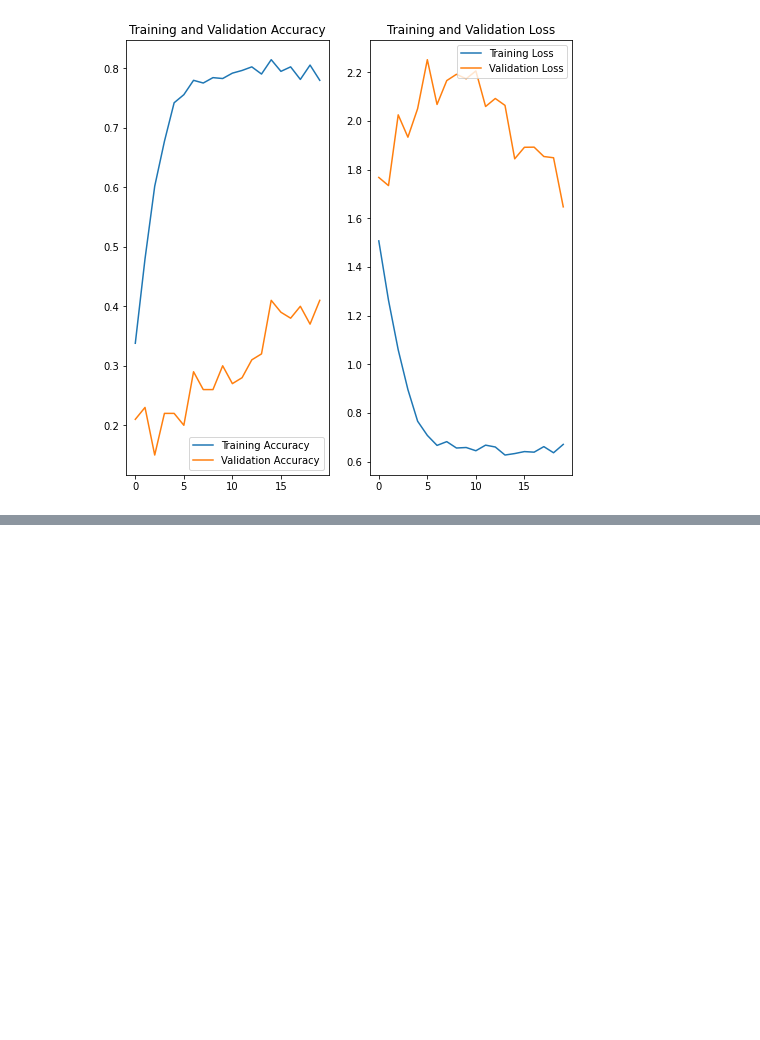
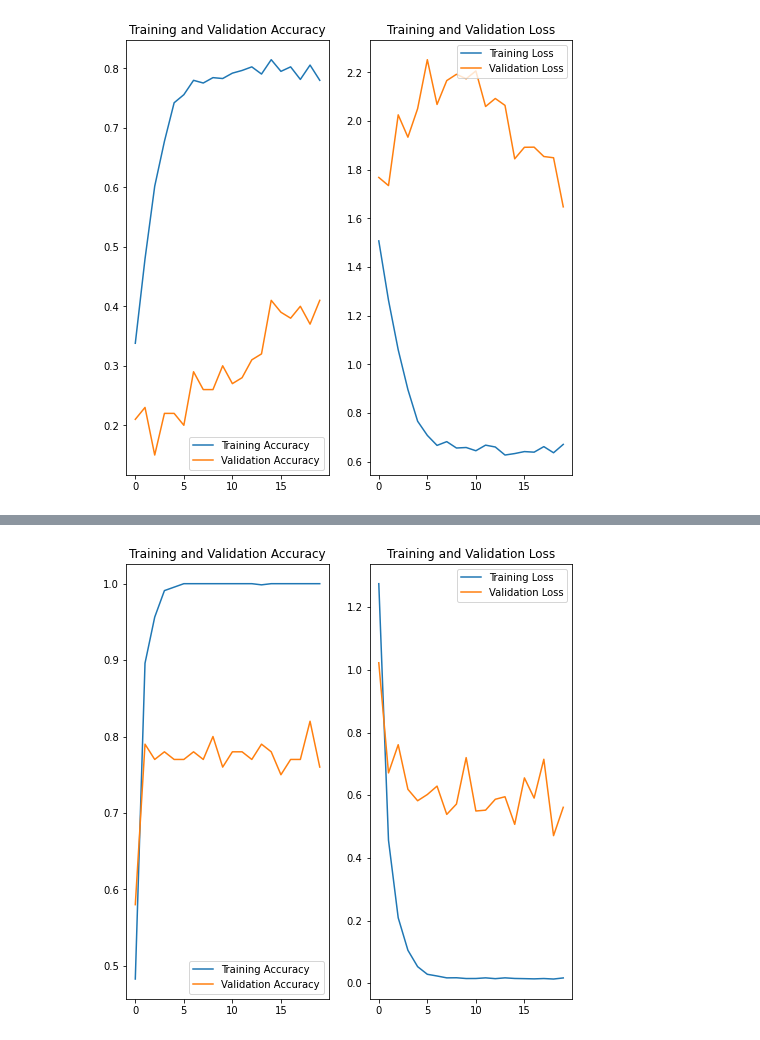
Before and after one commit to Vasista-Eranki/GestureRecognitionProject, a Jupyter notebook: My_Gesture_recognition.ipynb, the cells around one changed output, grey strips where cells are left out. Cells and saved outputs as stored; diff of their text form; code cells hidden in the pictures; blank space fills up the shorter version.

Commit message:
CNN-RNN-With Transfer Learning

```diff
--- a/My_Gesture_recognition.ipynb
+++ b/My_Gesture_recognition.ipynb
@@ -1063,0 +1241,7 @@ visualize_outputs(history_07, epoch=num_epochs)
+# %%
+rnn_cnn_transfer_model_lstm = get_lstm_model_with_transfer_learning(mobilenet_model, num_classes, num_images, height, width, channels)
+# %%
+optimizer = optimizers.adam_v2.Adam()
+#optimizer = optimizers.Adam()
+rnn_cnn_transfer_model_lstm.compile(optimizer, loss='categorical_crossentropy', metrics=['categorical_accuracy'])
+rnn_cnn_transfer_model_lstm.summary()
@@ -1063,0 +1266,8 @@ visualize_outputs(history_07, epoch=num_epochs)
+# %%
+training_data_gen = cnn_generator(TRAIN_DIR, train_doc, batch_size, num_images, img_idx, height, width, channels=3)
+validation_data_gen = cnn_generator(VAL_DIR, val_doc, batch_size, num_images, img_idx, height, width, channels=3)
+# %%
+#fit_generator is deprecated.. using model.fit with generator objects...
+history_09 = rnn_cnn_transfer_model_lstm.fit(x=training_data_gen, steps_per_epoch=steps_per_epoch, epochs=num_epochs, verbose=1,
+                                             callbacks=callbacks_list, validation_data=validation_data_gen,
+                                             validation_steps=validation_steps)
@@ -1063,0 +1292,4 @@ visualize_outputs(history_07, epoch=num_epochs)
+# %%
+visualize_outputs(history_09, epoch=num_epochs)
+# %% [output]
+[figure, added]
```
Also changed, not shown: parts of 19 cells of this notebook.
